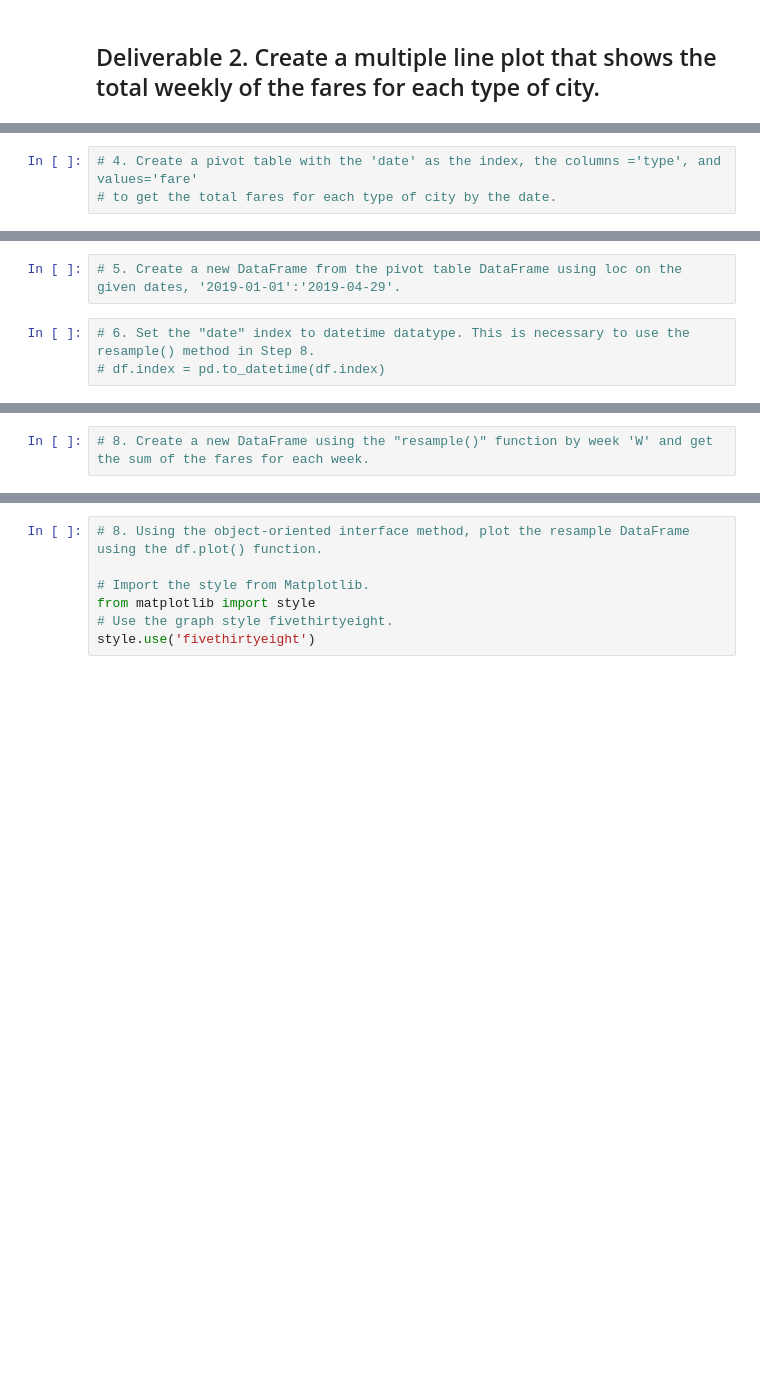
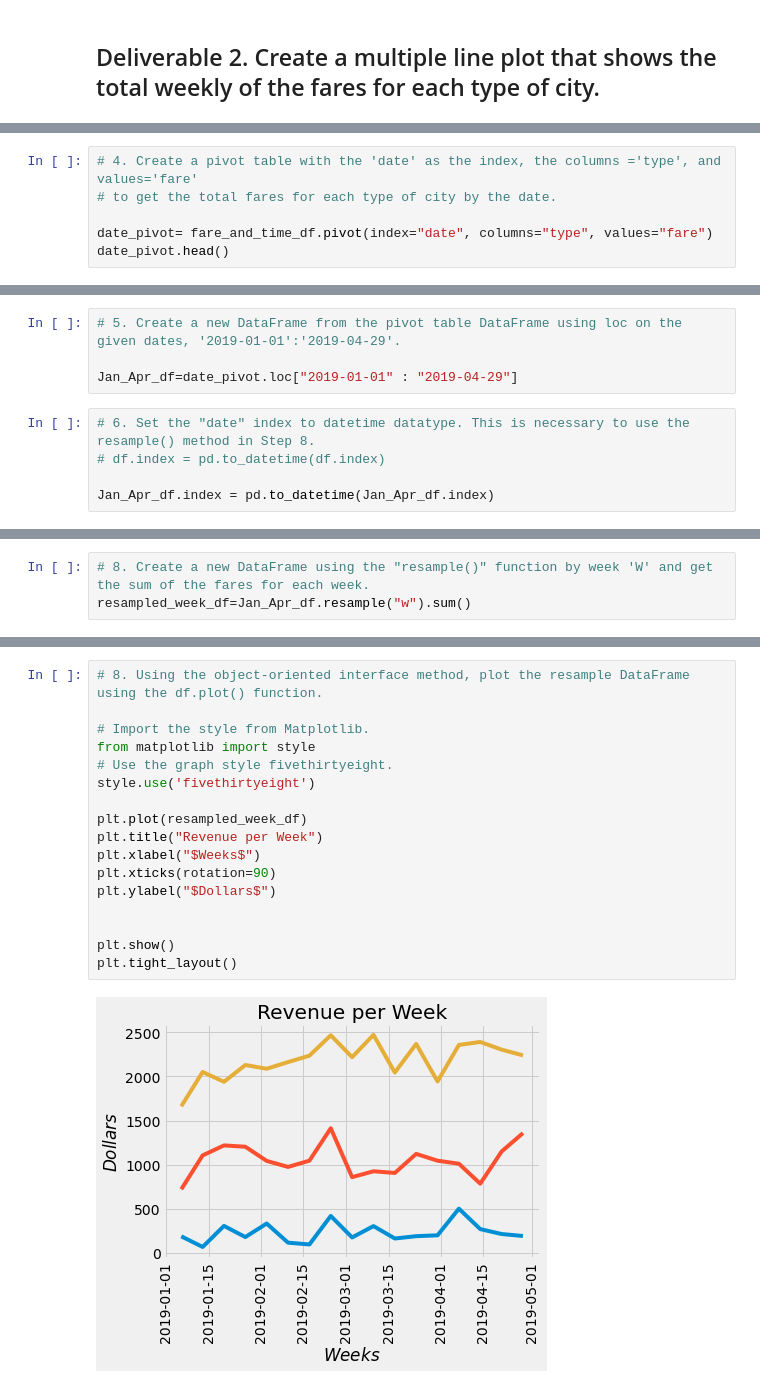
Before and after one commit to Inconceivable42/PyBer_Analysis, a Jupyter notebook: PyBer_Challenge.ipynb, the cells around one changed output, grey strips where cells are left out. Saved outputs shown, nothing was run; the diff lists cells and outputs as text; blank space fills up the shorter version.

```diff
--- a/PyBer_Challenge.ipynb
+++ b/PyBer_Challenge.ipynb
@@ -207,3 +220,6 @@ pyber_summary_df.index.name = None
 # %%
 # 4. Create a pivot table with the 'date' as the index, the columns ='type', and values='fare'
 # to get the total fares for each type of city by the date.
+
+date_pivot= fare_and_time_df.pivot(index="date", columns="type", values="fare")
+date_pivot.head()
@@ -210,7 +234,11 @@ pyber_summary_df.index.name = None
 # %%
 # 5. Create a new DataFrame from the pivot table DataFrame using loc on the given dates, '2019-01-01':'2019-04-29'.
+
+Jan_Apr_df=date_pivot.loc["2019-01-01" : "2019-04-29"]
 # %%
 # 6. Set the "date" index to datetime datatype. This is necessary to use the resample() method in Step 8.
 # df.index = pd.to_datetime(df.index)
+
+Jan_Apr_df.index = pd.to_datetime(Jan_Apr_df.index)
 # %%
 # 7. Check that the datatype for the index is datetime using df.info()
@@ -217,2 +257,3 @@ pyber_summary_df.index.name = None
 # %%
 # 8. Create a new DataFrame using the "resample()" function by week 'W' and get the sum of the fares for each week.
+resampled_week_df=Jan_Apr_df.resample("w").sum()
@@ -219,7 +282,19 @@ pyber_summary_df.index.name = None
 # %%
 # 8. Using the object-oriented interface method, plot the resample DataFrame using the df.plot() function.
 
 # Import the style from Matplotlib.
 from matplotlib import style
 # Use the graph style fivethirtyeight.
 style.use('fivethirtyeight')
+
+plt.plot(resampled_week_df)
+plt.title("Revenue per Week")
+plt.xlabel("$Weeks$")
+plt.xticks(rotation=90)
+plt.ylabel("$Dollars$")
+
+
+plt.show()
+plt.tight_layout()
+# %% [output]
+[figure, added]
```
Also changed, not shown: parts of 18 cells of this notebook, 3 other files.
